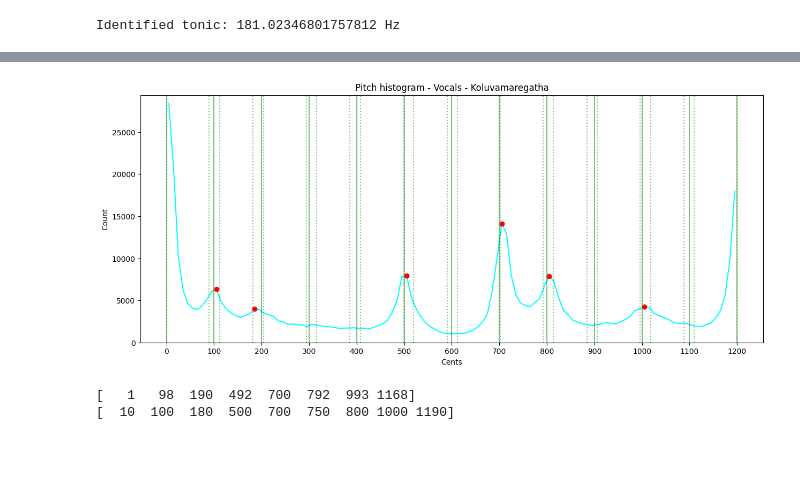
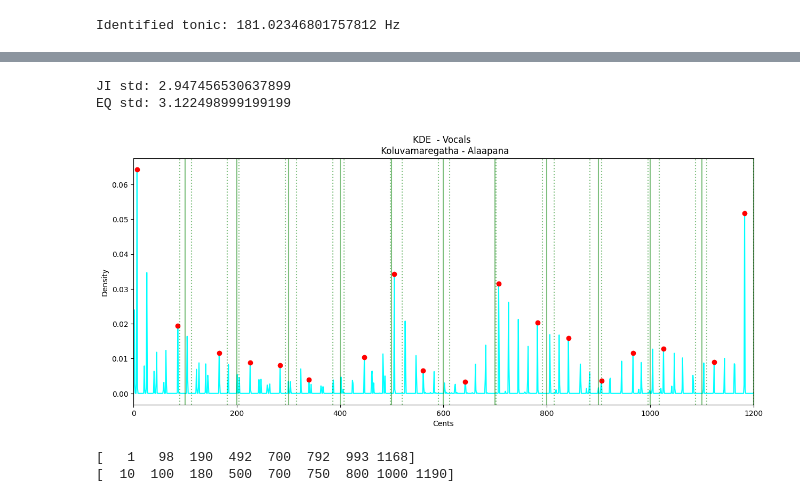
Before and after one commit to root2pk/masters-thesis, a Jupyter notebook: main.ipynb, the cells around one changed output, grey strips where cells are left out. Saved outputs shown, nothing was run; the diff lists cells and outputs as text; code cells hidden in the pictures; blank space fills up the shorter version.

```diff
--- a/main.ipynb
+++ b/main.ipynb
@@ -49,3 +57,0 @@ np.savetxt(pitchfile, np.array([times, f0]).T)
-# %%
-# Load the pitch contour
-times, f0 = np.loadtxt(pitchfile).T
@@ -102,0 +172,10 @@ u.save_audio("thodi/Koluvamaregatha/Koluvamaregatha.multitrack-violin_pitch.wav"
+# %%
+# Extract vocal pitch and tonic
+vocal_pitchfile = "thodi/Koluvamaregatha/Koluvamaregatha.multitrack-vocal-alaapana-pitch.txt"
+vocal_file = "thodi/Koluvamaregatha/Koluvamaregatha.multitrack-vocal-alaapana.mp3"
+vocal_tonicfile = "thodi/Koluvamaregatha/Koluvamaregatha.ctonic.txt"
+times_vocal, f0_vocal = np.loadtxt(vocal_pitchfile).T
+tonic_vocal = np.loadtxt(vocal_tonicfile)
+y_vocal, sr = u.load_normalize(vocal_file, sr = None)
+length = len(y_vocal)/sr
+framerate_vocal = int(len(f0_vocal)/length)
@@ -103,6 +197,4 @@ u.save_audio("thodi/Koluvamaregatha/Koluvamaregatha.multitrack-violin_pitch.wav"
 # %%
-# Convert to cents and plot
-cents_vi = u.hz_to_cents(f0, tonic)
-# Wrap cents to one octave
+# Cents calculation
+cents_vi = u.hz_to_cents(f0_filt, tonic)
 cents_vi = u.wrap_to_octave(cents_vi)
-u.interval_histogram(cents_vi, bins = 1200, tuning = "EQ")
@@ -170,51 +299,40 @@ tonic_vocals = np.loadtxt(tonic_file)
+# %%
+ji_std = np.std(ji_diff)
+eq_std = np.std(eq_diff)
+print(f"JI std: {ji_std}")
+print(f"EQ std: {eq_std}")
+# %% [output]
+JI std: 2.947456530637899
+EQ std: 3.122498999199199
 # %%
 # Convert to cents and plot
-cents_vo = u.hz_to_cents(f0_vocals, tonic_vocals)
+cents_vo = u.hz_to_cents(f0_vocal, tonic_vocal)
 # Wrap cents to one octave
 cents_vo = u.wrap_to_octave(cents_vo)
 
-bins = np.linspace(0, 1200, 121)
-hist, bin_edges = np.histogram(cents_vo, bins = bins)
-bin_centers = (bin_edges[:-1] + bin_edges[1:])/2
+# KDE calculation
+kde = u.gaussian_kde(cents_vo[~np.isnan(cents_vo)], bw_method = 0.001)
+bins = np.linspace(0, 1200, 1201)
+kde_vals = kde(bins)
 
-# Find peaks in the histogram
-peaks_vo, _ = u.find_peaks(hist, height = 3000)
+# Find peaks in KDE
+peaks,_ = u.find_peaks(kde_vals, distance = 50, height = 0.0005)
 
-# Filter peaks such that only expected peaks are retained
-for peak in peaks_vo:
-    # Find closest peak in JI_CENTS, and difference from it
-    closest_peak = np.argmin(np.abs(JI_CENTS - bin_centers[peak]))
-    diff = np.abs(JI_CENTS[closest_peak] - bin_centers[peak])
-    if diff > 20:
-        peaks_vo = peaks_vo[peaks_vo != peak]
-
-# Fit the peaks
-# peak_dict = u.fit_histogram(peaks_vo, cents_vo)
-
-# # Plot each fitted peak
-# for peak, params in peak_dict.items():
-#     x_fit = np.linspace(peak - 50, peak + 50, 101)
-#     best_fit = u.gaussian(x_fit, *params)
-#     plt.plot(x_fit, best_fit, 'k--')
-#     plt.plot(params[1], params[0] + params[3], 'ko')
-
+# Plot KDE and peaks
 plt.figure(figsize=(15, 6))
-
-plt.plot(bin_centers, hist, color = "cyan")
-plt.plot(bin_centers[peaks_vo], hist[peaks_vo], 'ro')
+plt.plot(bins, kde_vals, color = "cyan")
+plt.plot(bins[peaks], kde_vals[peaks], 'ro')
 for pos in JI_CENTS:
     plt.axvline(x = pos, color = 'g', linestyle = ':', alpha = 0.5)
 for pos in EQ_CENTS:
     plt.axvline(x = pos, color = 'g', linestyle = '-', alpha = 0.5)
 plt.xlabel("Cents")
-plt.xticks(np.arange(0, 1201, 100))
-plt.ylim(0, np.max(hist) + 1000)
-plt.ylabel("Count")
-plt.title("Pitch histogram - Vocals - Koluvamaregatha")
-
+plt.ylabel("Density")
+plt.xlim(0, 1200)
+plt.title("KDE  - Vocals \n Koluvamaregatha - Alaapana")
 plt.show()
 # %% [output]
-[figure, old version]
+[figure, new version]
 # %%
 import pandas as pd
 notes = ['S', 'R1', 'G2', 'M1', 'P', 'D1', 'N2']
```
Also changed, not shown: parts of 23 cells of this notebook, 11 other files.
